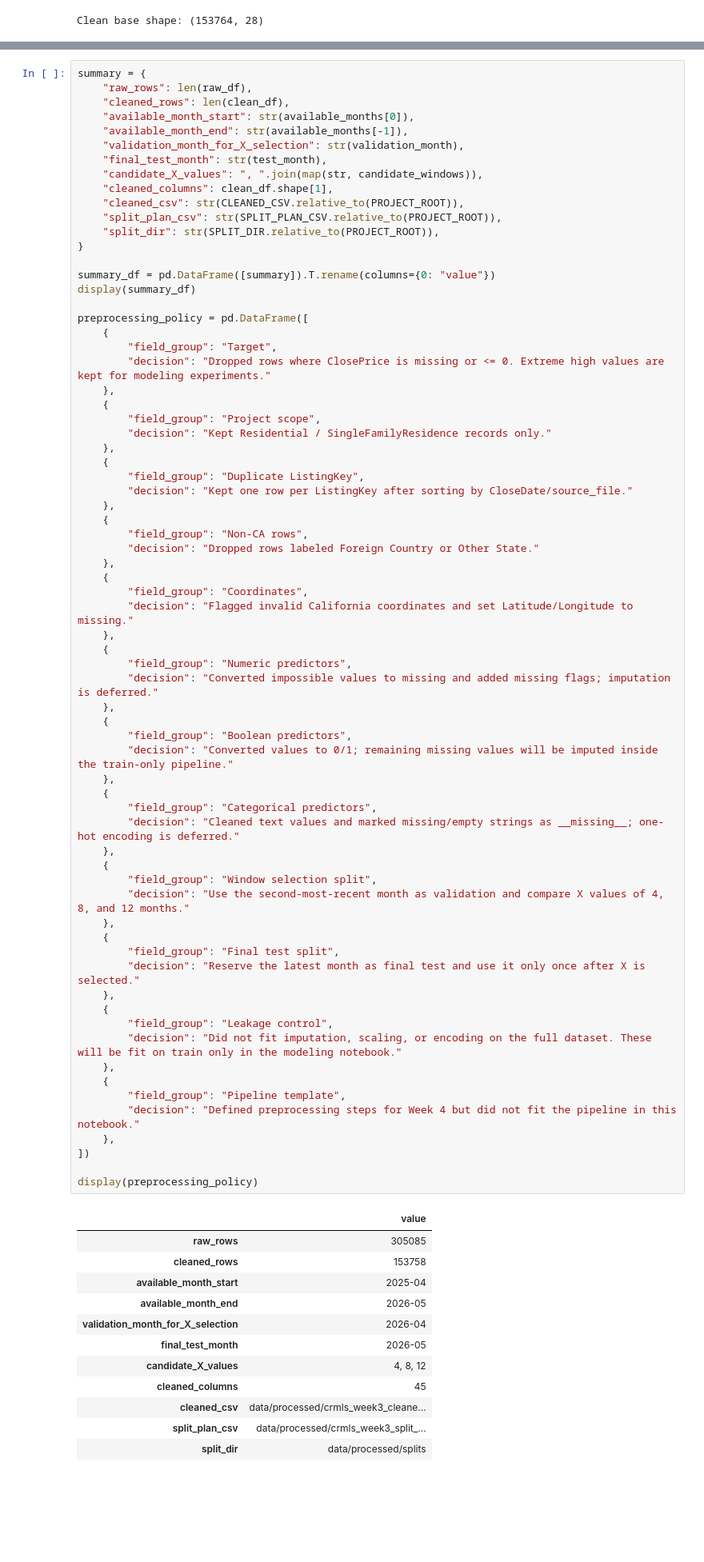
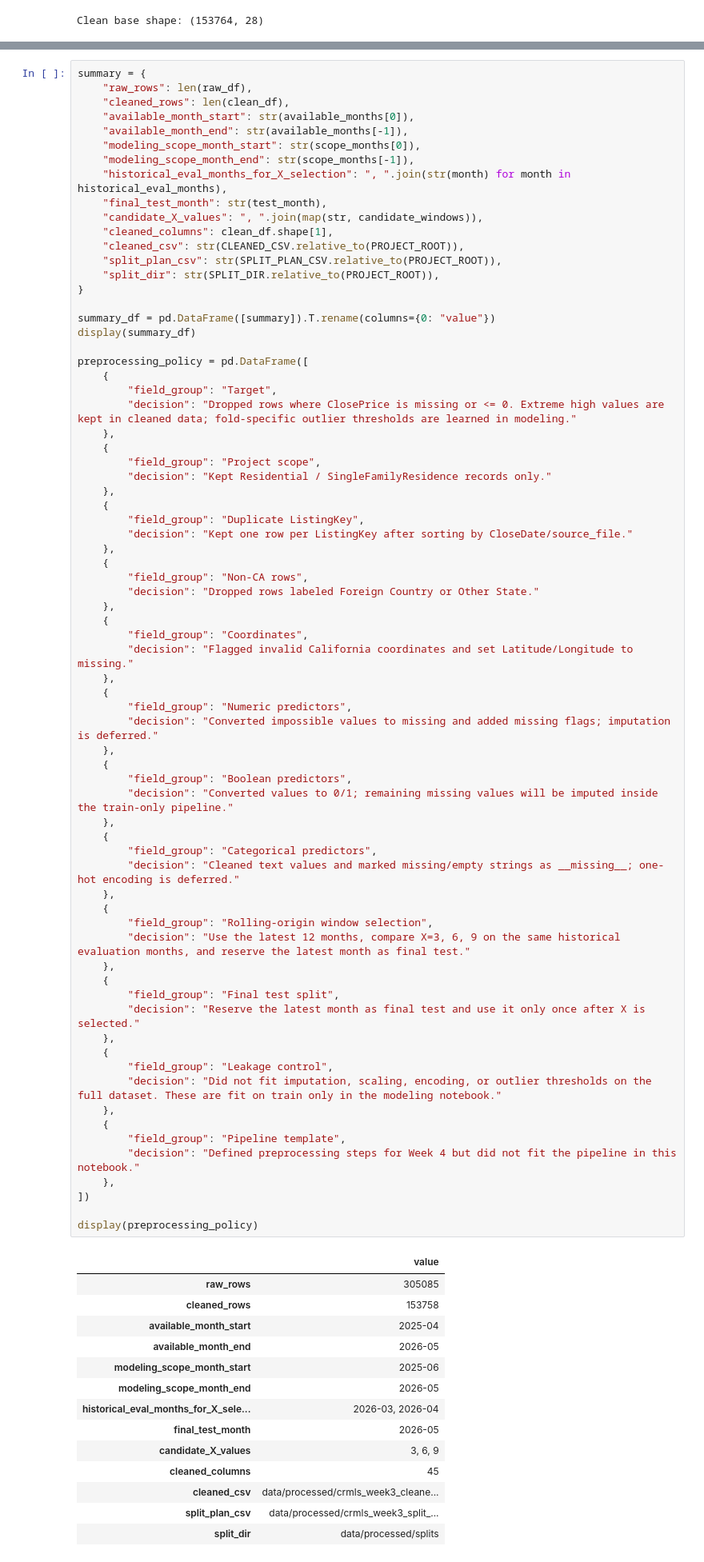
Before and after one commit to syp4137/idx-california-price-prediction, a Jupyter notebook: notebooks/02_preprocessing.ipynb, the cells around one changed output, grey strips where cells are left out. Shown at 80% size. Cells and saved outputs as stored; diff of their text form; blank space fills up the shorter version.

```diff
--- a/notebooks/02_preprocessing.ipynb
+++ b/notebooks/02_preprocessing.ipynb
@@ -557,7 +564,9 @@ summary = {
     "cleaned_rows": len(clean_df),
     "available_month_start": str(available_months[0]),
     "available_month_end": str(available_months[-1]),
-    "validation_month_for_X_selection": str(validation_month),
+    "modeling_scope_month_start": str(scope_months[0]),
+    "modeling_scope_month_end": str(scope_months[-1]),
+    "historical_eval_months_for_X_selection": ", ".join(str(month) for month in historical_eval_months),
     "final_test_month": str(test_month),
     "candidate_X_values": ", ".join(map(str, candidate_windows)),
     "cleaned_columns": clean_df.shape[1],
@@ -572,7 +581,7 @@ display(summary_df)
 preprocessing_policy = pd.DataFrame([
     {
         "field_group": "Target",
-        "decision": "Dropped rows where ClosePrice is missing or <= 0. Extreme high values are kept for modeling experiments."
+        "decision": "Dropped rows where ClosePrice is missing or <= 0. Extreme high values are kept in cleaned data; fold-specific outlier thresholds are learned in modeling."
     },
     {
         "field_group": "Project scope",
@@ -597,39 +606,41 @@ preprocessing_policy = pd.DataFrame([
     {
         "field_group": "Boolean predictors",
         "decision": "Converted values to 0/1; remaining missing values will be imputed inside the train-only pipeline."
     },
     {
         "field_group": "Categorical predictors",
         "decision": "Cleaned text values and marked missing/empty strings as __missing__; one-hot encoding is deferred."
     },
     {
-        "field_group": "Window selection split",
-        "decision": "Use the second-most-recent month as validation and compare X values of 4, 8, and 12 months."
+        "field_group": "Rolling-origin window selection",
+        "decision": "Use the latest 12 months, compare X=3, 6, 9 on the same historical evaluation months, and reserve the latest month as final test."
     },
     {
         "field_group": "Final test split",
         "decision": "Reserve the latest month as final test and use it only once after X is selected."
     },
     {
         "field_group": "Leakage control",
-        "decision": "Did not fit imputation, scaling, or encoding on the full dataset. These will be fit on train only in the modeling notebook."
+        "decision": "Did not fit imputation, scaling, encoding, or outlier thresholds on the full dataset. These are fit on train only in the modeling notebook."
     },
     {
         "field_group": "Pipeline template",
         "decision": "Defined preprocessing steps for Week 4 but did not fit the pipeline in this notebook."
     },
 ])
 
 display(preprocessing_policy)
 # %% [output]
 |  | value |
 | raw_rows | 305085 |
 | cleaned_rows | 153758 |
 | available_month_start | 2025-04 |
 | available_month_end | 2026-05 |
-| validation_month_for_X_selection | 2026-04 |
+| modeling_scope_month_start | 2025-06 |
+| modeling_scope_month_end | 2026-05 |
+| historical_eval_months_for_X_sele... | 2026-03, 2026-04 |
 | final_test_month | 2026-05 |
-| candidate_X_values | 4, 8, 12 |
+| candidate_X_values | 3, 6, 9 |
 | cleaned_columns | 45 |
 | cleaned_csv | data/processed/crmls_week3_cleane... |
 | split_plan_csv | data/processed/crmls_week3_split_... |
```
Also changed, not shown: parts of 8 cells of this notebook.
